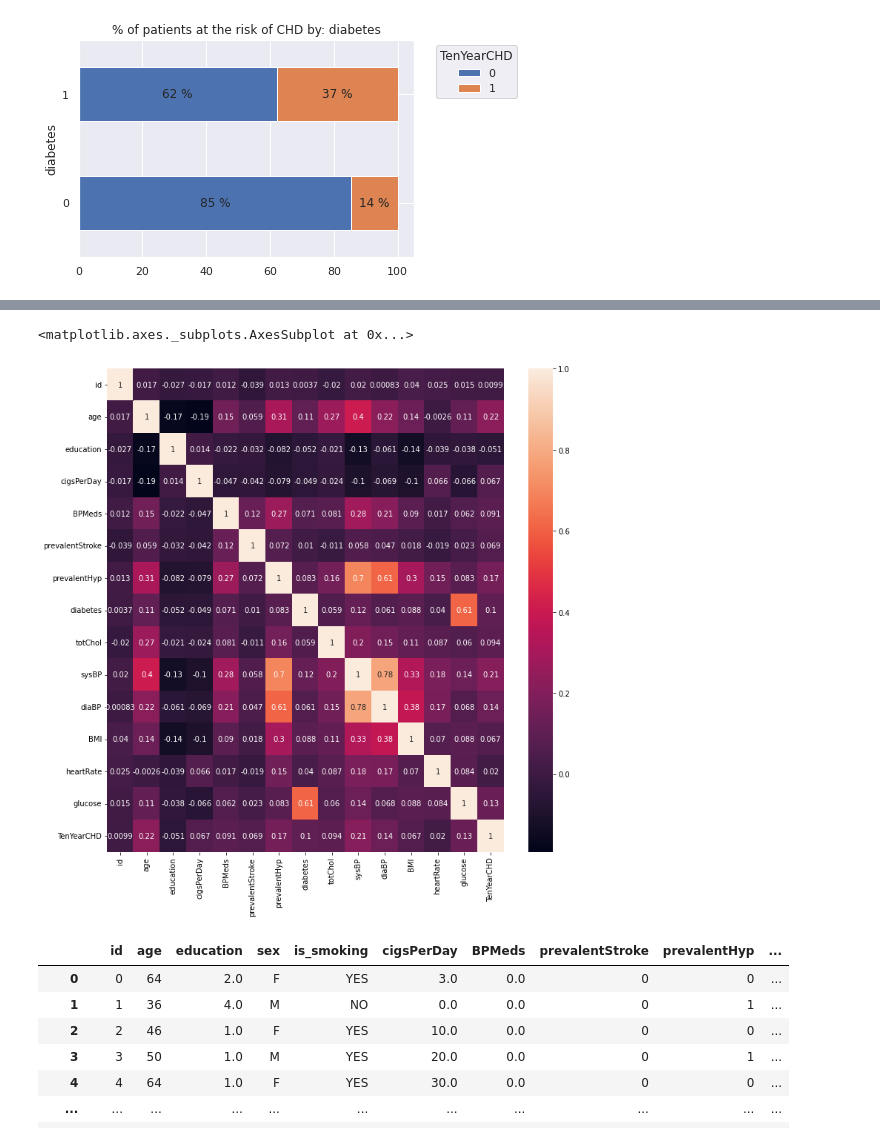
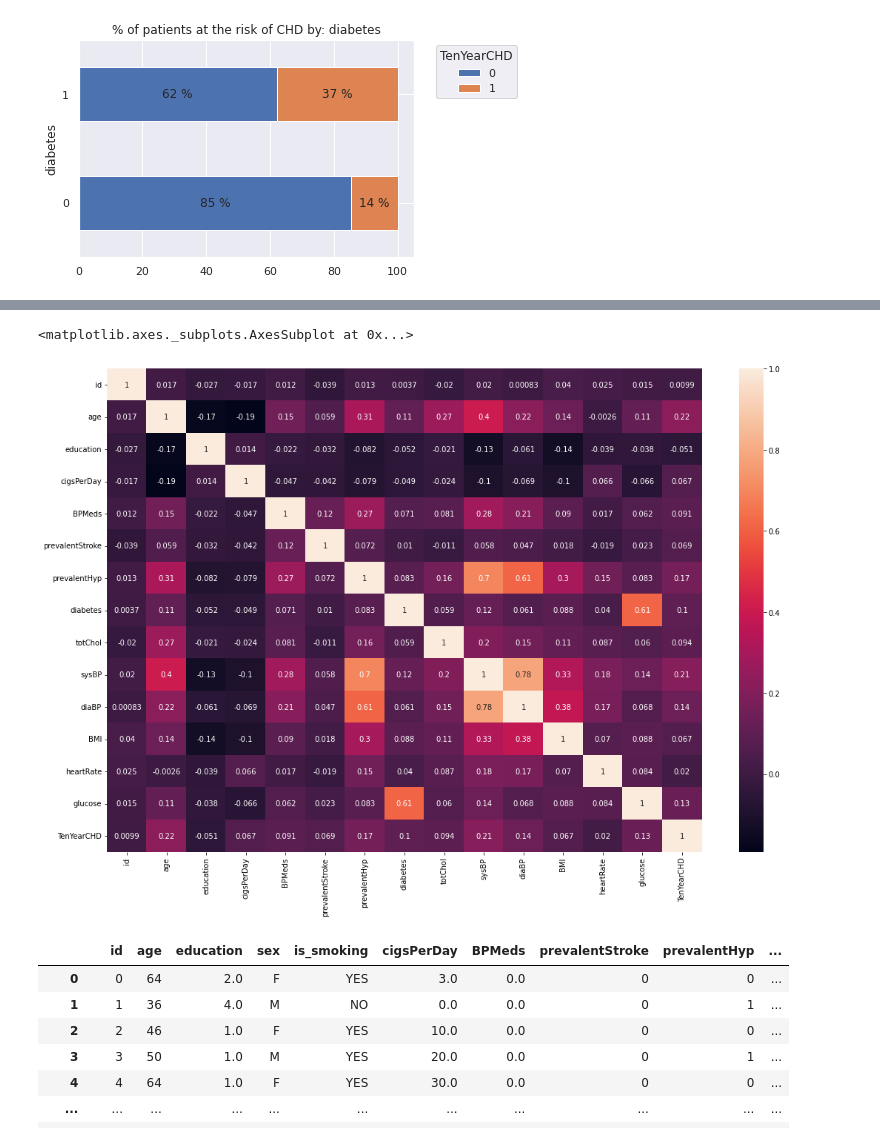
Before and after one commit to amalmon/cardio-vascular-risk-prediction, a Jupyter notebook: cardio_vascular_risk_prediction_individual_notebook_by_AMAL.ipynb, the cells around one changed output, grey strips where cells are left out. Saved outputs shown, nothing was run; the diff lists cells and outputs as text; code cells hidden in the pictures.

```diff
--- a/cardio_vascular_risk_prediction_individual_notebook_by_AMAL.ipynb
+++ b/cardio_vascular_risk_prediction_individual_notebook_by_AMAL.ipynb
@@ -445,10 +443,10 @@ plt.show()
 # %%
 import seaborn as sns
-plt.figure(figsize=(12,12))
+plt.figure(figsize=(18,12))
 sns.heatmap(df.corr(),annot=True)
 # %% [output]
 <matplotlib.axes._subplots.AxesSubplot at 0x...>
-[figure, old version]
+[figure, new version]
 # %%
 df
 # %% [output]
```
Also changed, not shown: parts of 5 cells of this notebook.
